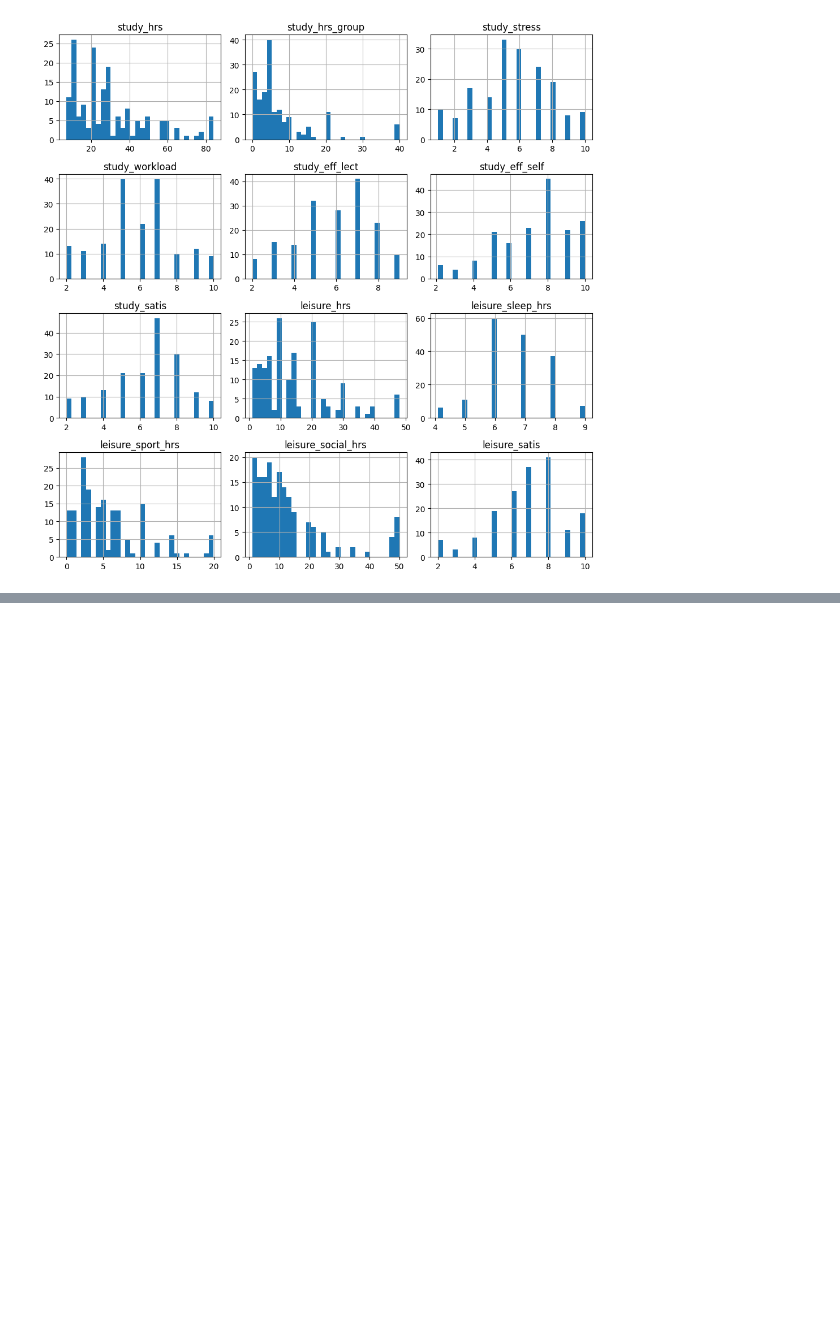
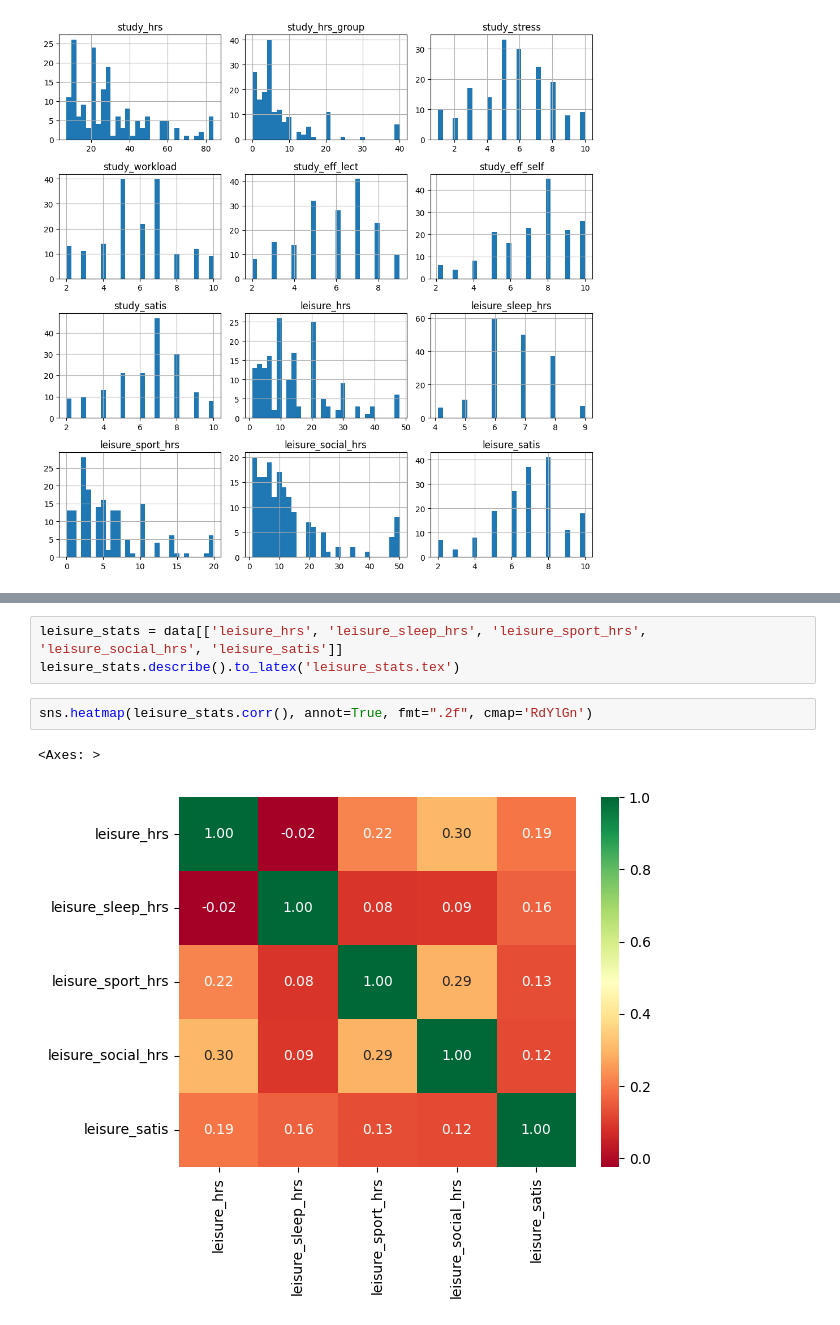
Before and after one commit to AlbusNotThuan/CCA_CE1, a Jupyter notebook: data_preprocessing.ipynb, the cells around one changed output, grey strips where cells are left out. Drawn from its saved outputs; the diff is of its cells as text; blank space fills up the shorter version.

```diff
--- a/data_preprocessing.ipynb
+++ b/data_preprocessing.ipynb
@@ -55,0 +53,8 @@ plt.show()
+# %%
+leisure_stats = data[['leisure_hrs', 'leisure_sleep_hrs', 'leisure_sport_hrs', 'leisure_social_hrs', 'leisure_satis']]
+leisure_stats.describe().to_latex('leisure_stats.tex')
+# %%
+sns.heatmap(leisure_stats.corr(), annot=True, fmt=".2f", cmap='RdYlGn')
+# %% [output]
+<Axes: >
+[figure, added]
```
Also changed, not shown: parts of 7 cells of this notebook, 6 other files.
